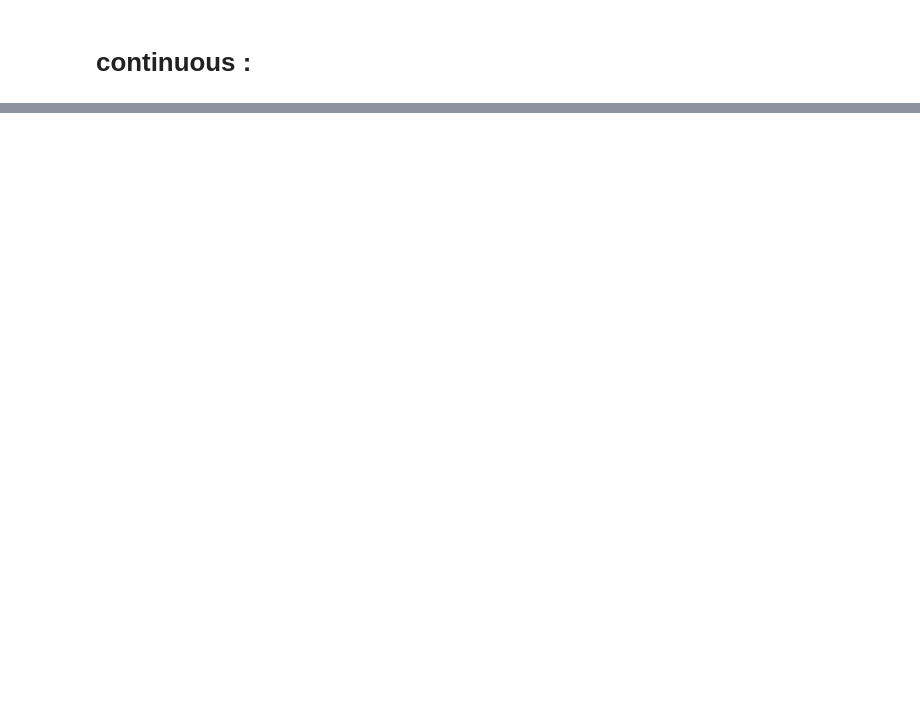
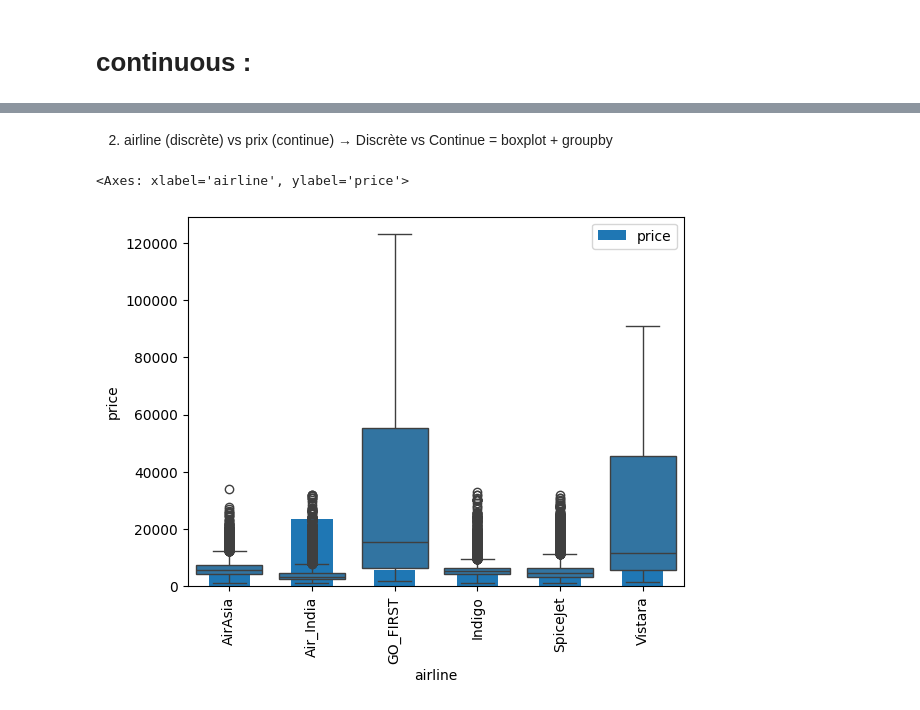
Before and after one commit to minaelaachrate/Brief10, a Jupyter notebook: EDA.ipynb, the cells around one changed output, grey strips where cells are left out. Cells and saved outputs as stored; diff of their text form; code cells hidden in the pictures; blank space fills up the shorter version.

```diff
--- a/EDA.ipynb
+++ b/EDA.ipynb
@@ -266,0 +250,9 @@ Name: price, dtype: float64
+# %% [markdown]
+2. airline (discrète) vs prix (continue)
+→ Discrète vs Continue = boxplot + groupby
+# %%
+df.groupby('airline')['price'].mean().plot(kind='bar')
+sns.boxplot(data=df, x='airline', y='price')
+# %% [output]
+<Axes: xlabel='airline', ylabel='price'>
+[figure, added]
```
Also changed, not shown: parts of 11 cells of this notebook.
